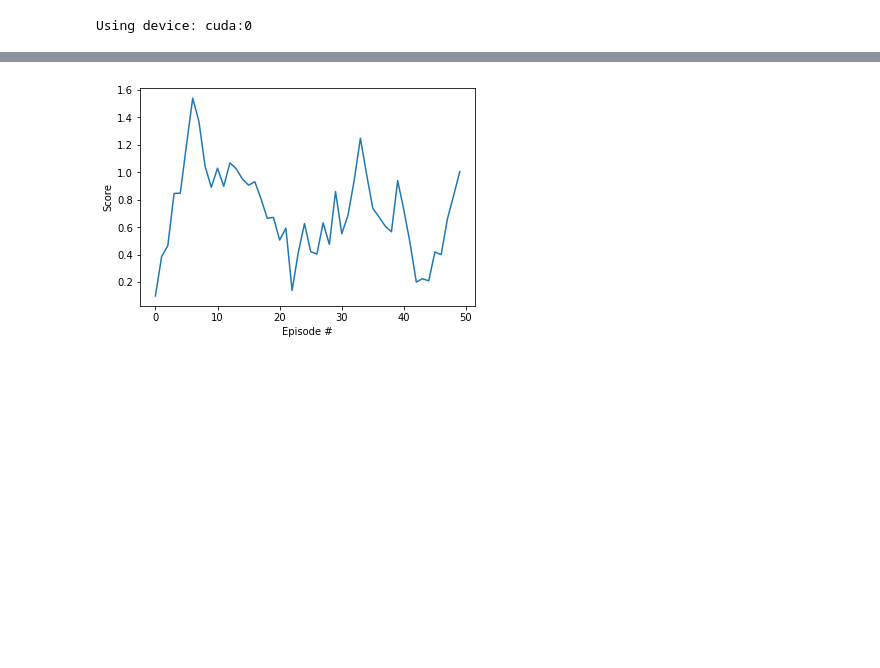
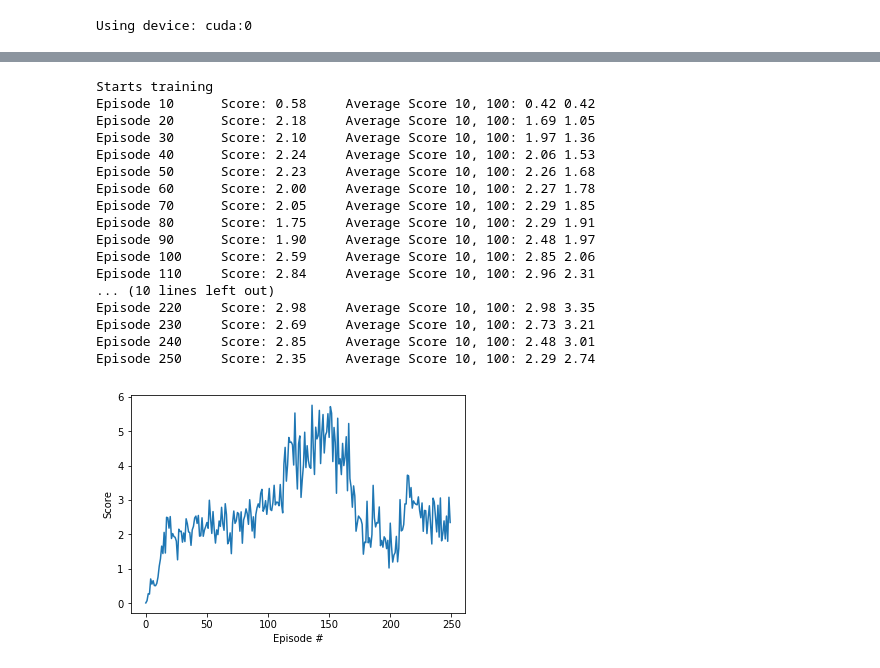
Before and after one commit to EternalSH/deep-reinforcement-learning, a Jupyter notebook: p2_continuous-control/Continuous_Control.ipynb, the cells around one changed output, grey strips where cells are left out. Drawn from its saved outputs; the diff is of its cells as text; code cells hidden in the pictures; blank space fills up the shorter version.

Commit message:
Take 3: rolling average over 27.0

```diff
--- a/p2_continuous-control/Continuous_Control.ipynb
+++ b/p2_continuous-control/Continuous_Control.ipynb
@@ -171,7 +203,7 @@ class Critic(nn.Module):
         super(Critic, self).__init__()
 
         #self.normalizer = nn.BatchNorm1d(state_size)
-        #self.dropout = nn.Dropout(p=dropout)
+        self.dropout = nn.Dropout(p=dropout)
         self.seed = torch.manual_seed(seed)
 
         self.fcs1 = nn.Linear(state_size, fcs1_units)
@@ -193,7 +225,7 @@ class Critic(nn.Module):
 
         x = torch.cat((xs, actions), dim=1)
         x = F.relu(self.fc2(x))
-        #x = self.dropout(x)
+        x = self.dropout(x)
 
         return self.fc3(x)
 # %%
@@ -400,15 +426,17 @@ agent = Agent(state_size=state_size, action_size=action_size, device=device, ran
 # %%
-def ddpg(n_episodes, max_t, window_size=100, early_break=False):
+import datetime
+
+def ddpg(n_episodes, max_t, window_size=100, print_every=10, early_break=False):
     scores_deque = deque(maxlen=window_size)
     scores_short = deque(maxlen=10)
     all_scores = []
     print('Starts training')
     for i_episode in range(1, n_episodes+1):
         agent.reset()
-
         env_info = env.reset(train_mode=True)[brain_name]
         states = env_info.vector_observations
         scores = np.zeros(20)
+
 
         for t in range(max_t):
             actions = agent.act(states)
@@ -420,7 +448,6 @@ def ddpg(n_episodes, max_t, window_size=100, early_break=False):
             agent.step(states, actions, rewards, next_states, dones, t)
             states = next_states
             scores += rewards
-
             if early_break and np.any(dones):
                 print("Early break at {}/{}".format(t, max_t))
                 break
@@ -430,9 +457,10 @@ def ddpg(n_episodes, max_t, window_size=100, early_break=False):
         scores_short.append(mean_score)
         all_scores.append(mean_score)
 
-        print('Episode {}\tScore: {:.2f}\tAverage Score 10, 100: {:.2f} {:.2f}'.format(i_episode, mean_score, np.mean(scores_short), np.mean(scores_deque)))
-        torch.save(agent.actor_local.state_dict(), 'checkpoint_actor.pth')
-        torch.save(agent.critic_local.state_dict(), 'checkpoint_critic.pth')
+        if i_episode % print_every == 0:
+            print('Episode {}\tScore: {:.2f}\tAverage Score 10, 100: {:.2f} {:.2f}'.format(i_episode, mean_score, np.mean(scores_short), np.mean(scores_deque)))
+            torch.save(agent.actor_local.state_dict(), 'checkpoint_actor.pth')
+            torch.save(agent.critic_local.state_dict(), 'checkpoint_critic.pth')
 
         if np.mean(scores_deque)>=30.0:
             print('\nEnvironment solved in {:d} episodes!\tAverage Score: {:.3f}'.format(
@@ -524,10 +473,38 @@ Episode 50      Score: 1.01     Average Score 10, 100: 0.52 0.72
-# %%
-# plot the scores
-fig = plt.figure()
-ax = fig.add_subplot(111)
-plt.plot(np.arange(len(scores)), scores)
-plt.ylabel('Score')
-plt.xlabel('Episode #')
-plt.show()
-# %% [output]
-[figure, removed]
+# %%
+BUFFER_SIZE = int(1e5)  # replay buffer size
+BATCH_SIZE = 512        # minibatch size
+GAMMA = 0.999           # discount factor
+TAU = 1e-3              # for soft update of target parameters
+LR_ACTOR = 1e-4         # learning rate of the actor
+LR_CRITIC = 1e-4        # learning rate of the critic
+WEIGHT_DECAY = 0        # L2 weight decay
+
+agent = Agent(state_size=state_size, action_size=action_size, device=device, random_seed=2, update_rate=20)
+scores = ddpg(250, 2500, early_break = False)
+
+# plot the scores
+fig = plt.figure()
+ax = fig.add_subplot(111)
+plt.plot(np.arange(len(scores)), scores)
+plt.ylabel('Score')
+plt.xlabel('Episode #')
+plt.show()
+# %% [output]
+Starts training
+Episode 10      Score: 0.58     Average Score 10, 100: 0.42 0.42
+Episode 20      Score: 2.18     Average Score 10, 100: 1.69 1.05
+Episode 30      Score: 2.10     Average Score 10, 100: 1.97 1.36
+Episode 40      Score: 2.24     Average Score 10, 100: 2.06 1.53
+Episode 50      Score: 2.23     Average Score 10, 100: 2.26 1.68
+Episode 60      Score: 2.00     Average Score 10, 100: 2.27 1.78
+Episode 70      Score: 2.05     Average Score 10, 100: 2.29 1.85
+Episode 80      Score: 1.75     Average Score 10, 100: 2.29 1.91
+Episode 90      Score: 1.90     Average Score 10, 100: 2.48 1.97
+Episode 100     Score: 2.59     Average Score 10, 100: 2.85 2.06
+Episode 110     Score: 2.84     Average Score 10, 100: 2.96 2.31
+... (10 lines left out)
+Episode 220     Score: 2.98     Average Score 10, 100: 2.98 3.35
+Episode 230     Score: 2.69     Average Score 10, 100: 2.73 3.21
+Episode 240     Score: 2.85     Average Score 10, 100: 2.48 3.01
+Episode 250     Score: 2.35     Average Score 10, 100: 2.29 2.74
+[figure, added]
```
Also changed, not shown: parts of 28 cells of this notebook, 2 other files.
